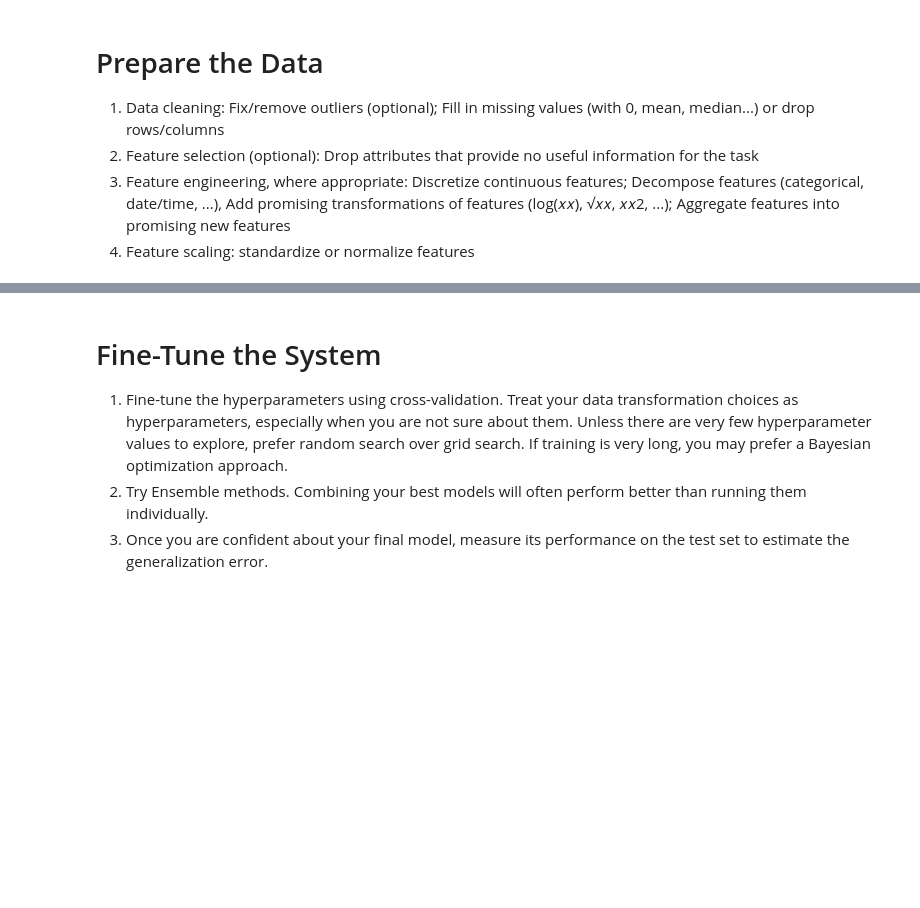
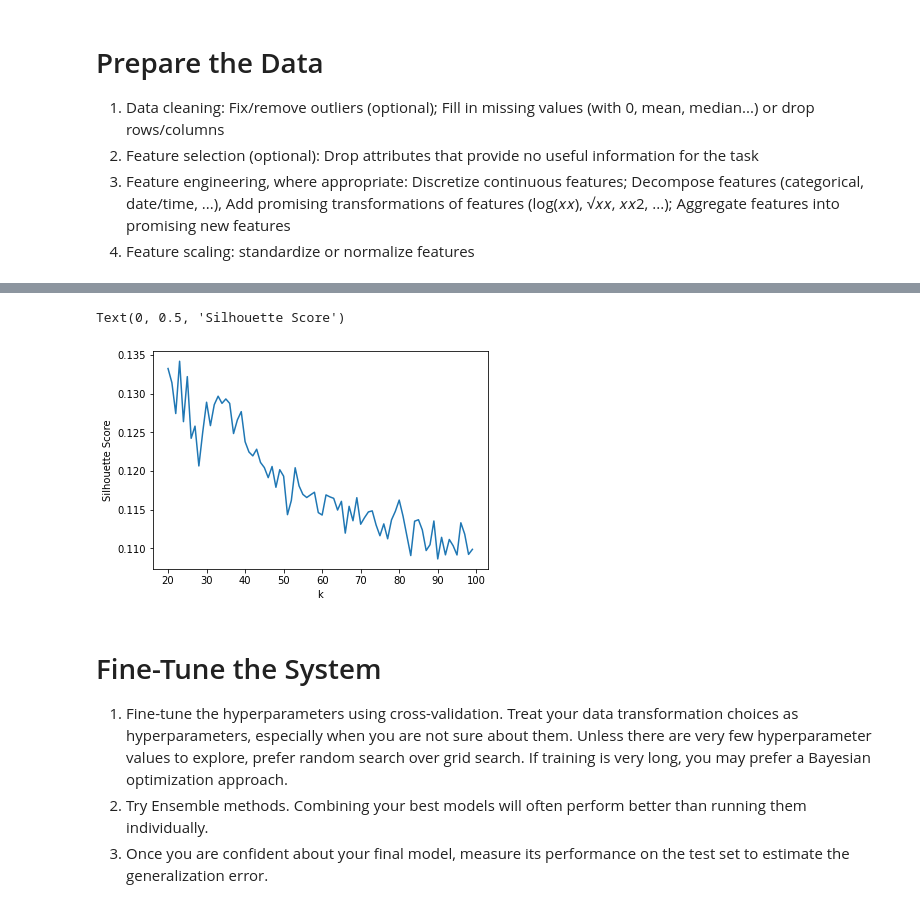
Before and after one commit to justinszaro/music-recommendations-machine-learning, a Jupyter notebook: music.ipynb, the cells around one changed output, grey strips where cells are left out. Drawn from its saved outputs; the diff is of its cells as text; code cells hidden in the pictures; blank space fills up the shorter version.

```diff
--- a/music.ipynb
+++ b/music.ipynb
@@ -506,3 +537,10 @@ silhouettes
+# %%
+plt.plot(ks, silhouettes)
+plt.xlabel('k')
+plt.ylabel('Silhouette Score')
+# %% [output]
+Text(0, 0.5, 'Silhouette Score')
+[figure, added]
 # %%
 class ArtistTransformer(BaseEstimator, TransformerMixin):
     """
```
Also changed, not shown: parts of 17 cells of this notebook.
